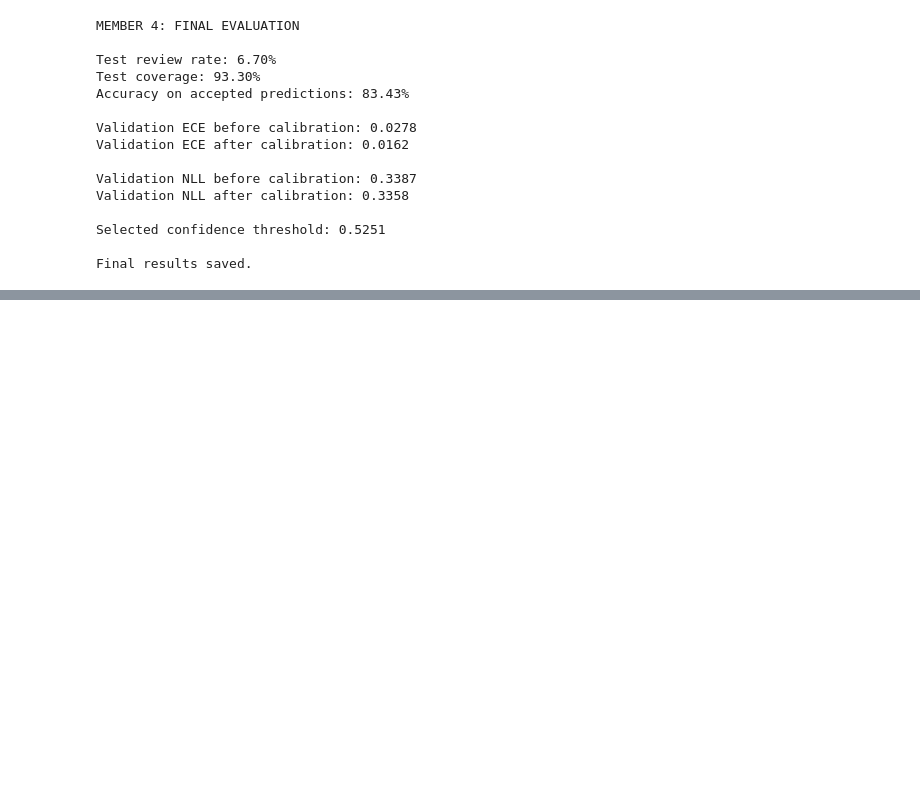
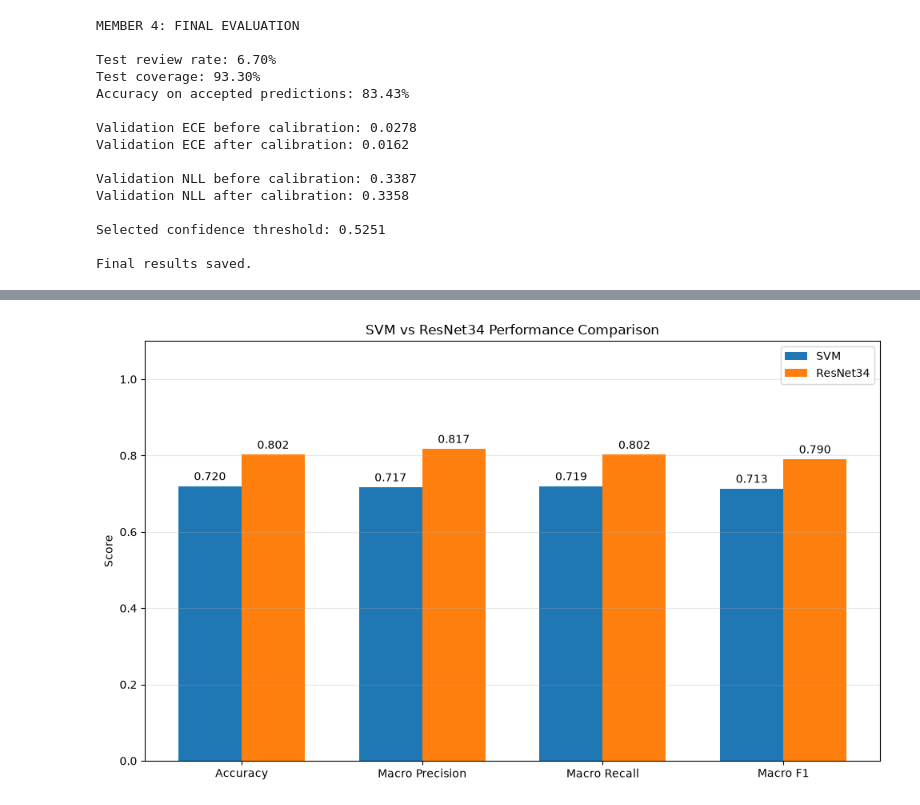
Before and after one commit to Tej876/Brain_Tumour_Project, a Jupyter notebook: notebooks/05_Member_D_Confidence_Evaluation.ipynb, the cells around one changed output, grey strips where cells are left out. Cells and saved outputs as stored; diff of their text form; code cells hidden in the pictures; blank space fills up the shorter version.

Commit message:
Complete Member 4 evaluation analysis

```diff
--- a/notebooks/05_Member_D_Confidence_Evaluation.ipynb
+++ b/notebooks/05_Member_D_Confidence_Evaluation.ipynb
@@ -910,0 +1056,14 @@ tumor_sensitivity_specificity.csv
+# %%
+
+# MEMBER 4: SVM VS RESNET34 PERFORMANCE COMPARISON
+
+import matplotlib.pyplot as plt
+import numpy as np
+import pandas as pd
+
+comparison = pd.read_csv(
+    member_d_dir / "final_model_comparison.csv"
+)
+
+print("Columns:", comparison.columns.tolist())
+display(comparison)
@@ -910,0 +1075,83 @@ tumor_sensitivity_specificity.csv
+# %%
+
+# MEMBER 4: SVM VS RESNET34 COMPARISON CHART
+
+import matplotlib.pyplot as plt
+import numpy as np
+
+# Inspect the CSV columns
+print("Comparison columns:", comparison.columns.tolist())
+
+# Select the model-name column
+model_col = next(
+    (c for c in comparison.columns
+     if c.lower() in ["model", "method", "classifier"]),
+    None
+)
+
+if model_col is None:
+    raise ValueError("Could not identify the model column in comparison CSV.")
+
+# Match metric columns using common naming variations
+metric_options = {
+    "Accuracy": ["accuracy", "test_accuracy"],
+    "Macro Precision": ["macro_precision", "precision_macro"],
+    "Macro Recall": ["macro_recall", "recall_macro"],
+    "Macro F1": ["macro_f1", "macro_f1_score", "f1_macro"]
+}
+
+metric_cols = {}
+
+for label, options in metric_options.items():
+    found = next(
+        (c for c in comparison.columns
+         if c.lower().replace(" ", "_") in options),
+        None
+    )
+    if found is None:
+        print(f"Metric not identified: {label}")
+    else:
+        metric_cols[label] = found
+
+if len(metric_cols) != 4:
+    print("Please share the printed column names so the code can be adjusted.")
+else:
+    models = comparison[model_col].astype(str).str.lower()
+    svm_row = comparison[models.str.contains("svm")].iloc[0]
+    resnet_row = comparison[models.str.contains("resnet")].iloc[0]
+
+    metrics = list(metric_cols.keys())
+    svm_values = [float(svm_row[metric_cols[m]]) for m in metrics]
+    resnet_values = [float(resnet_row[metric_cols[m]]) for m in metrics]
+
+    # Convert percentages to proportions if needed
+    if max(svm_values + resnet_values) > 1:
+        svm_values = [v / 100 for v in svm_values]
+        resnet_values = [v / 100 for v in resnet_values]
+
+    x = np.arange(len(metrics))
+    width = 0.35
+
+    fig, ax = plt.subplots(figsize=(10, 6))
+    bars1 = ax.bar(x - width / 2, svm_values, width, label="SVM")
+    bars2 = ax.bar(x + width / 2, resnet_values, width, label="ResNet34")
+
+    ax.set_title("SVM vs ResNet34 Performance Comparison")
+    ax.set_ylabel("Score")
+    ax.set_xticks(x)
+    ax.set_xticklabels(metrics)
+    ax.set_ylim(0, 1.1)
+    ax.legend()
+    ax.grid(axis="y", alpha=0.3)
+
+    ax.bar_label(bars1, fmt="%.3f", padding=3)
+    ax.bar_label(bars2, fmt="%.3f", padding=3)
+
+    plt.tight_layout()
+
+    chart_path = member_d_dir / "svm_vs_resnet34_comparison.png"
+    plt.savefig(chart_path, dpi=300, bbox_inches="tight")
+    plt.show()
+
+    print("Chart saved to:", chart_path)
+# %% [output]
@@ -910,0 +1159 @@ tumor_sensitivity_specificity.csv
+[figure, added]
```
Also changed, not shown: parts of 9 cells of this notebook, 2 other files.
